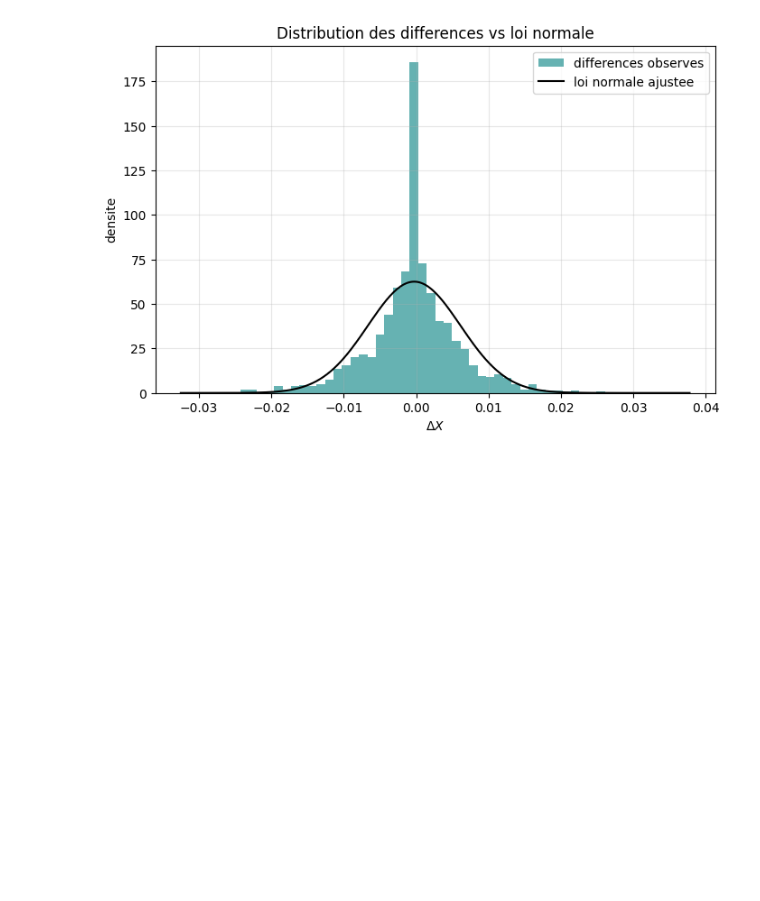
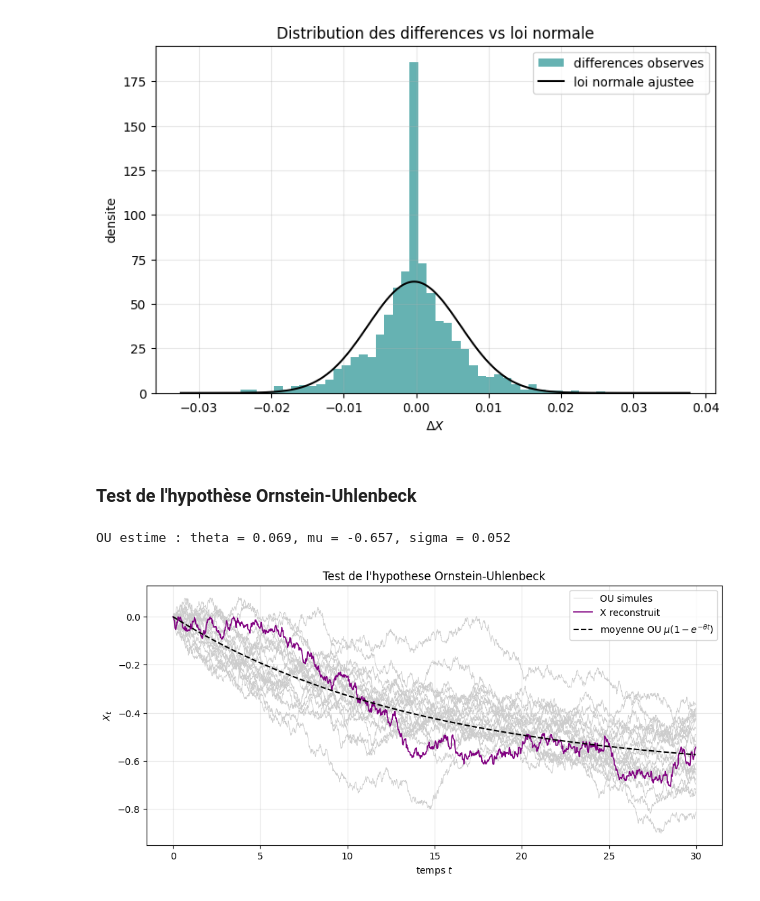
Before and after one commit to Flyioncy/Projet_Stochastiques, a Jupyter notebook: notebook_local.ipynb, the cells around one changed output. Drawn from its saved outputs; the diff is of its cells as text; code cells hidden in the pictures; blank space fills up the shorter version.

```diff
--- a/notebook_local.ipynb
+++ b/notebook_local.ipynb
@@ -170,3 +170,36 @@ plt.show()
 # %% [output]
 test KS (normalite des differences) : D = 0.0881, p-value = 6.12e-14
 [figure]
+# %% [markdown]
+### Test de l'hypothèse Ornstein-Uhlenbeck
+# %%
+# Estimation OU par regression des differences sur le niveau :
+#   dX_i ~ theta*mu*dt - theta*dt*X_i + sigma*sqrt(dt)*eps
+pente, ord0 = np.polyfit(X[:-1], dX, 1)
+theta = -pente / dt
+mu = ord0 / (-pente)
+sigma_ou = (dX - (pente * X[:-1] + ord0)).std() / np.sqrt(dt)
+print(f"OU estime : theta = {theta:.3f}, mu = {mu:.3f}, sigma = {sigma_ou:.3f}")
+
+# Moyenne theorique OU partant de X_0 = 0, et quelques trajectoires simulees.
+m = mu * (1 - np.exp(-theta * tX))
+
+plt.figure(figsize=(11, 5))
+for k in range(20):
+    Y = np.zeros(len(tX))
+    e = scs.norm(0, 1).rvs(size=len(tX) - 1)
+    for i in range(len(tX) - 1):
+        Y[i+1] = Y[i] + theta * (mu - Y[i]) * dt + sigma_ou * np.sqrt(dt) * e[i]
+    plt.plot(tX, Y, color="0.8", lw=0.6, label="OU simules" if k == 0 else None)
+plt.plot(tX, X, color="purple", lw=1.2, label="X reconstruit")
+plt.plot(tX, m, color="black", ls="--", lw=1.5, label=r"moyenne OU $\mu(1-e^{-\theta t})$")
+plt.xlabel("temps $t$")
+plt.ylabel("$X_t$")
+plt.title("Test de l'hypothese Ornstein-Uhlenbeck")
+plt.legend()
+plt.grid(alpha=0.3)
+plt.savefig("figures/virus4_ou_test.png", dpi=150, bbox_inches="tight")
+plt.show()
+# %% [output]
+OU estime : theta = 0.069, mu = -0.657, sigma = 0.052
+[figure, added]
```
Also changed, not shown: 2 other files.
